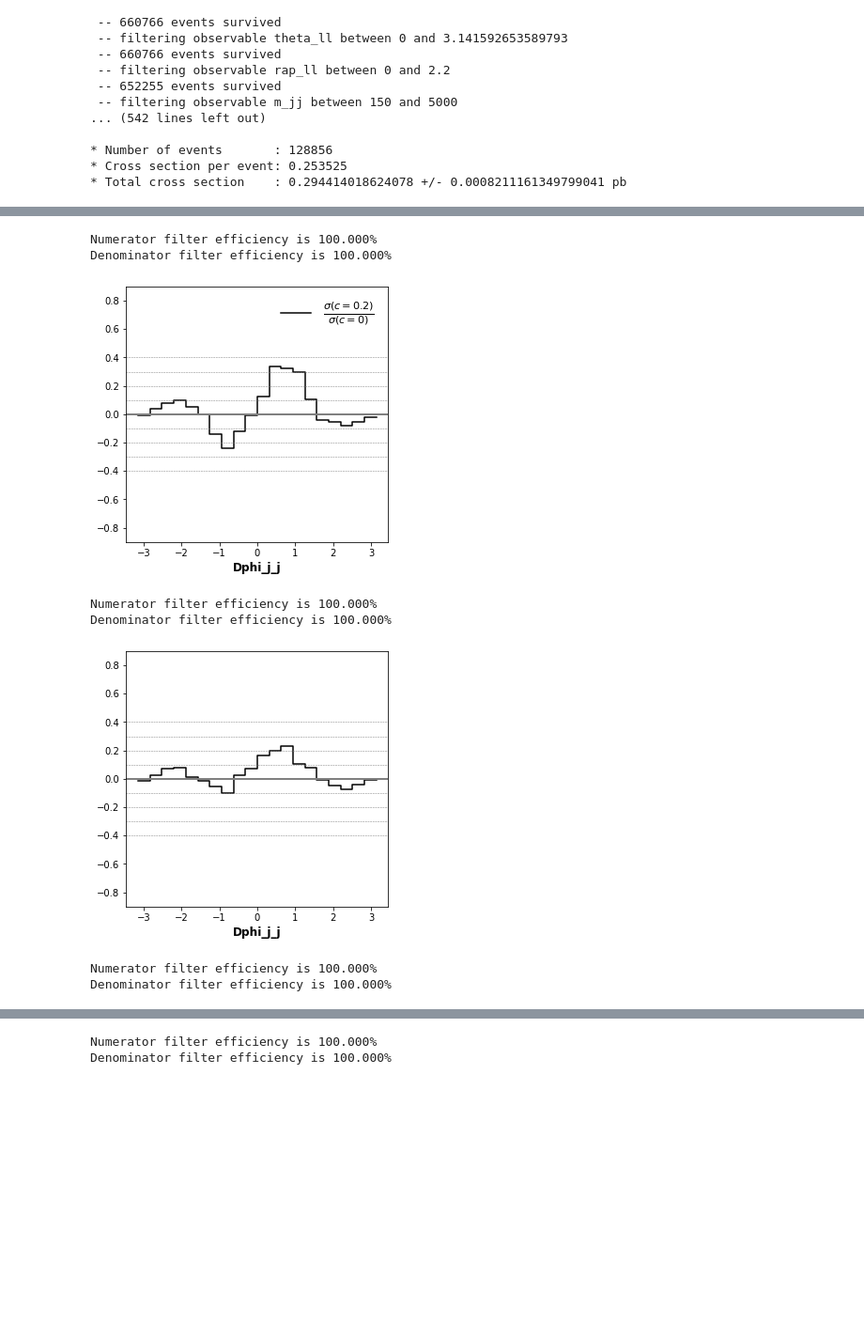
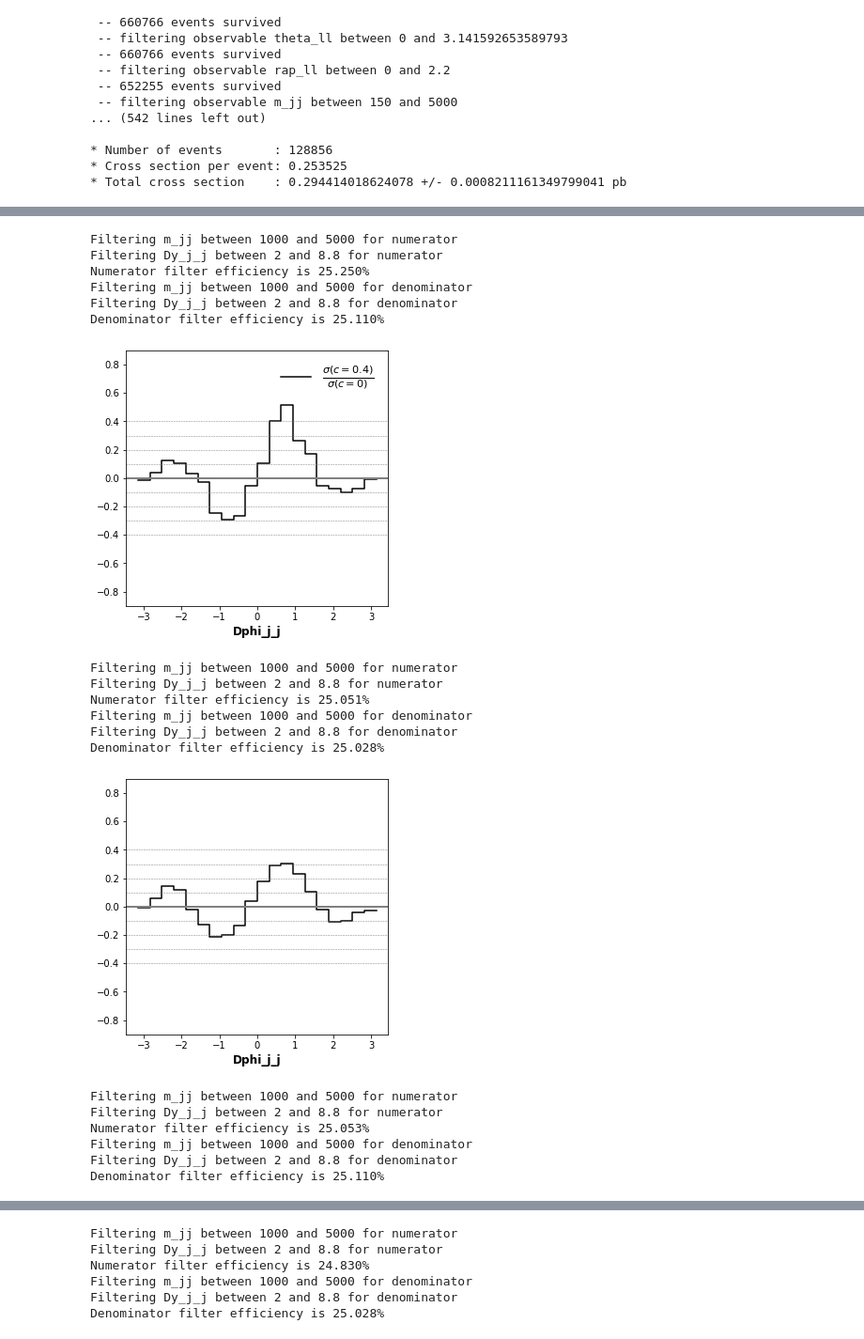
Before and after one commit to darrendavidprice/science-discovery, a Jupyter notebook: SM-sandbox/proj5.4-EFT-Density-Estimation/notebooks/get_EWK_density_estimate-Copy1.ipynb, the cells around one changed output, grey strips where cells are left out. Shown at 94% size. Drawn from its saved outputs; the diff is of its cells as text; code cells hidden in the pictures; blank space fills up the shorter version.

```diff
--- a/SM-sandbox/proj5.4-EFT-Density-Estimation/notebooks/get_EWK_density_estimate-Copy1.ipynb
+++ b/SM-sandbox/proj5.4-EFT-Density-Estimation/notebooks/get_EWK_density_estimate-Copy1.ipynb
@@ -178,9 +197,11 @@ else :
                                  num_observables = data.get_num_observables(),
                                  types           = data.types,
                                  int_limits      = {idx:observable_limits[obs] for idx,(obs,t) in enumerate(zip(data.keys, data.types)) if t == int},
-                                 verbose         = True)
+                                 verbose         = True,
+                                 learning_rate   = learning_rate,
+                                 optimiser       = optimiser)
     fit_times = {}
-    for obs_idx in range(white_data_to_fit[0.2].shape[1]) :
+    for obs_idx in range(white_data_to_fit[0].shape[1]) :
         fit_start_time = time.time()
         num_epochs = max_epochs + obs_idx*epoch_increase_per_level
         density_model.fit(white_data_to_fit,
@@ -213,10 +234,10 @@ Fit completed in 516s
 # %%
 #  Use this cell to add training epochs to whichever indices appear undertrained
 
-improve_indices   = [0, 1, 2]
-impove_batch_size = 100000
-impove_num_epochs = 100
-improve_patience  = 5
+improve_indices   = [i for i in range(num_observables)]
+impove_batch_size = 5000
+impove_num_epochs = 200
+improve_patience  = 10
 improve_validation_split = 0.5
 
 added_fit_times = {}
@@ -290,3 +316,15 @@ Unwhitening generated datapoints for cWtil=0.1
 Unwhitening generated datapoints for cWtil=0.2
 Unwhitening generated datapoints for cWtil=0.3
 Unwhitening generated datapoints for cWtil=0.4
+# %%
+#  Generate a large number of datapoints at 0.
+#
+
+n_gen = 50000
+
+print(f"Generating {n_gen} fake datapoints for cWtil=[0]")
+start = time.time()
+
+fake_white_datapoints_SM = density_model.sample(n_gen, [0])
+end = time.time()
+print(f"{n_gen} datapoints generated at cWtil=0 in {int(end-start):.0f}s")
@@ -292,0 +381,9 @@ Unwhitening generated datapoints for cWtil=0.4
+# %%
+#  Unwhiten generated data
+#
+
+print("Unwhitening fake datapoints for cWtil=0")
+start = time.time()
+fake_datapoints_SM = unwhiten_axes(fake_white_datapoints_SM, whitening_funcs)
+end = time.time()
+print(f"{n_gen} datapoints unwhitened at cWtil=0 in {int(end-start):.0f}s")
@@ -427,16 +608,28 @@ def plot_observable (observable, data_num, data_den, weights_num=None, weights_d
 # %%
 
-plot_observable("Dphi_j_j", observable_data[0.4], observable_data[0], weights_to_fit[0.4], weights_to_fit[0], keys=data.keys, bins=20, label=r"$\frac{\sigma(c=0.2)}{\sigma(c=0)}$")
-plot_observable("Dphi_j_j", fake_datapoints[0.4], fake_datapoints[0], None, None, keys=data.keys, bins=20)
+plot_observable("Dphi_j_j", observable_data[0.4], observable_data[0], weights_to_fit[0.4], weights_to_fit[0], keys=data.keys, cuts=cuts, bins=20, label=r"$\frac{\sigma(c=0.4)}{\sigma(c=0)}$")
+plot_observable("Dphi_j_j", fake_datapoints_SM  , fake_datapoints_SM, fake_datapoint_weights[0.4], fake_datapoint_weights[0], keys=data.keys, cuts=cuts, bins=20)
 
-plot_observable("Dphi_j_j", observable_data[-0.4], observable_data[0], weights_to_fit[-0.4], weights_to_fit[0], keys=data.keys, bins=20, label=r"$\frac{\sigma(c=-0.2)}{\sigma(c=0)}$")
-plot_observable("Dphi_j_j", fake_datapoints[-0.4], fake_datapoints[0], None, None, keys=data.keys, bins=20)
+plot_observable("Dphi_j_j", observable_data[-0.4], observable_data[0], weights_to_fit[-0.4], weights_to_fit[0], keys=data.keys, bins=20, cuts=cuts, label=r"$\frac{\sigma(c=-0.4)}{\sigma(c=0)}$")
+plot_observable("Dphi_j_j", fake_datapoints_SM   , fake_datapoints_SM, fake_datapoint_weights[-0.4], fake_datapoint_weights[0], keys=data.keys, cuts=cuts, bins=20)
 # %% [output]
-Numerator filter efficiency is 100.000%
-Denominator filter efficiency is 100.000%
+Filtering m_jj between 1000 and 5000 for numerator
+Filtering Dy_j_j between 2 and 8.8 for numerator
+Numerator filter efficiency is 25.250%
+Filtering m_jj between 1000 and 5000 for denominator
+Filtering Dy_j_j between 2 and 8.8 for denominator
+Denominator filter efficiency is 25.110%
-[figure, old version]
+[figure, new version]
-Numerator filter efficiency is 100.000%
-Denominator filter efficiency is 100.000%
+Filtering m_jj between 1000 and 5000 for numerator
+Filtering Dy_j_j between 2 and 8.8 for numerator
+Numerator filter efficiency is 25.051%
+Filtering m_jj between 1000 and 5000 for denominator
+Filtering Dy_j_j between 2 and 8.8 for denominator
+Denominator filter efficiency is 25.028%
-[figure, old version]
+[figure, new version]
-Numerator filter efficiency is 100.000%
-Denominator filter efficiency is 100.000%
+Filtering m_jj between 1000 and 5000 for numerator
+Filtering Dy_j_j between 2 and 8.8 for numerator
+Numerator filter efficiency is 25.053%
+Filtering m_jj between 1000 and 5000 for denominator
+Filtering Dy_j_j between 2 and 8.8 for denominator
+Denominator filter efficiency is 25.110%
@@ -444,2 +637,6 @@ Denominator filter efficiency is 100.000%
-Numerator filter efficiency is 100.000%
-Denominator filter efficiency is 100.000%
+Filtering m_jj between 1000 and 5000 for numerator
+Filtering Dy_j_j between 2 and 8.8 for numerator
+Numerator filter efficiency is 24.830%
+Filtering m_jj between 1000 and 5000 for denominator
+Filtering Dy_j_j between 2 and 8.8 for denominator
+Denominator filter efficiency is 25.028%
```
Also changed, not shown: parts of 30 cells of this notebook, 3 other files.
